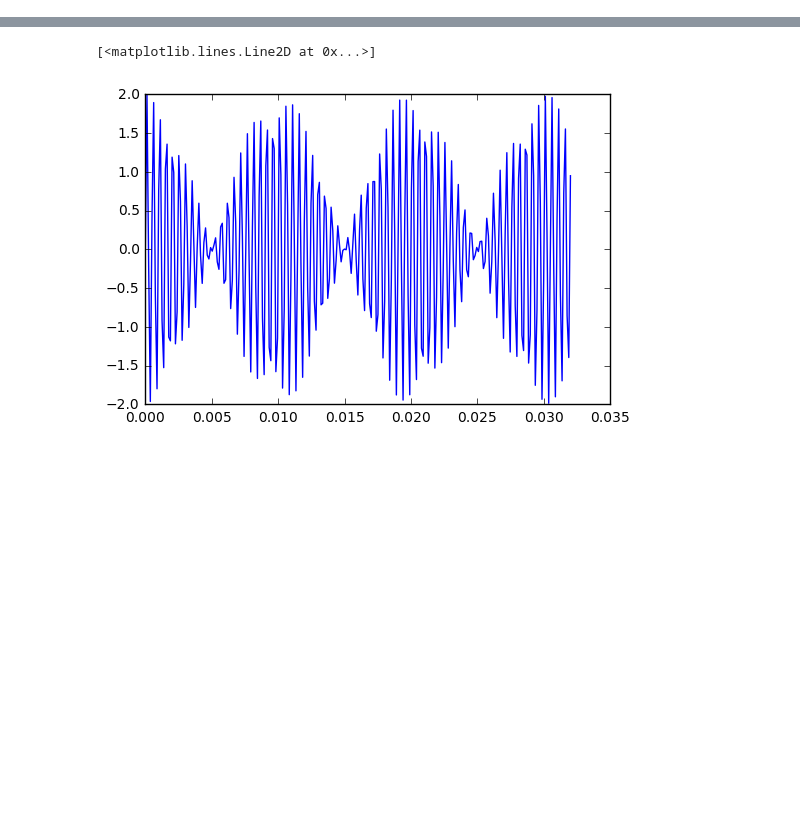
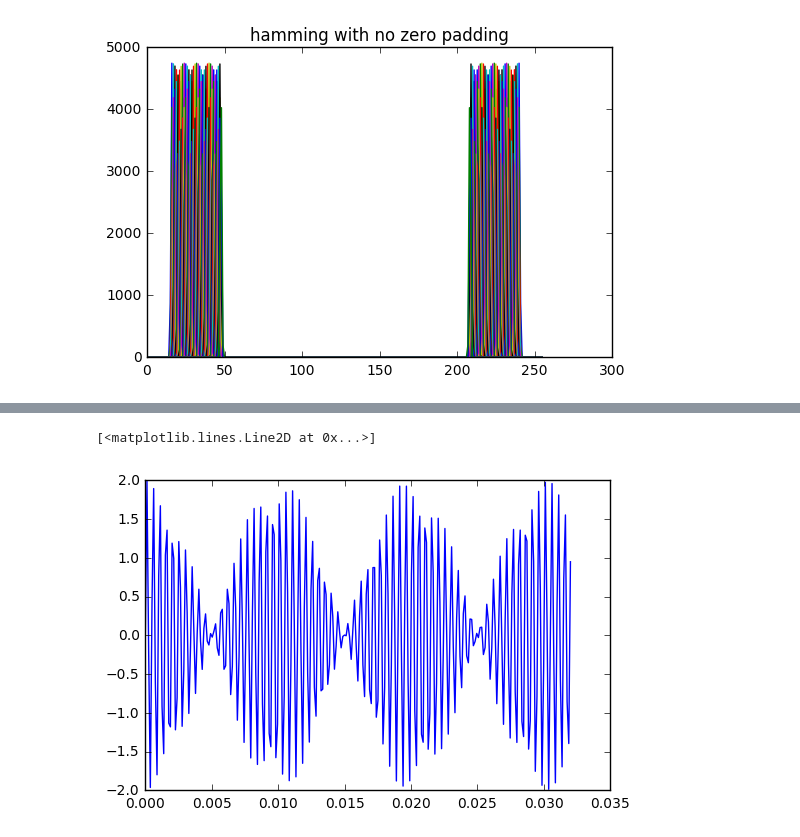
Before and after one commit to rexxy-sasori/ECE420, a Jupyter notebook: lab3/prelab3.ipynb, the cells around one changed output, grey strips where cells are left out. Drawn from its saved outputs; the diff is of its cells as text; code cells hidden in the pictures; blank space fills up the shorter version.

```diff
--- a/lab3/prelab3.ipynb
+++ b/lab3/prelab3.ipynb
@@ -7,0 +32,14 @@ from scipy import signal
+# %%
+
+for i in range(0,len(omega)):                       # loop through freq. vector
+    s = np.sin(omega[i]*np.linspace(0,N-1,N));      # generate test sine wave
+    win = signal.hamming(N);                         # use rectangular window
+    s = s*win;                                      # multiply input by window
+    S[:,i] = np.square(np.abs(np.fft.fft(s)));      # generate magnitude of FFT
+                                                    # and store as a column of S
+
+plt.plot(S);                                        # plot all spectra on same graph
+plt.title("hamming with no zero padding")
+plt.show();
+# %% [output]
+[figure, added]
```
Also changed, not shown: parts of 12 cells of this notebook, 4 other files.
